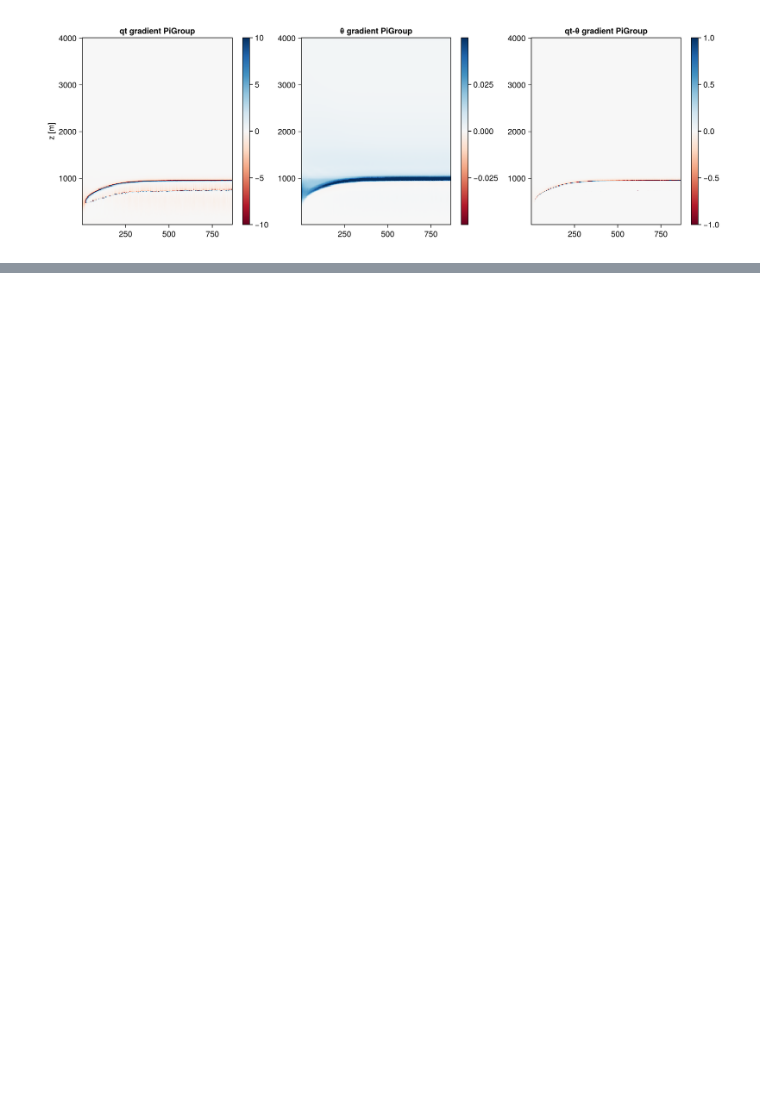
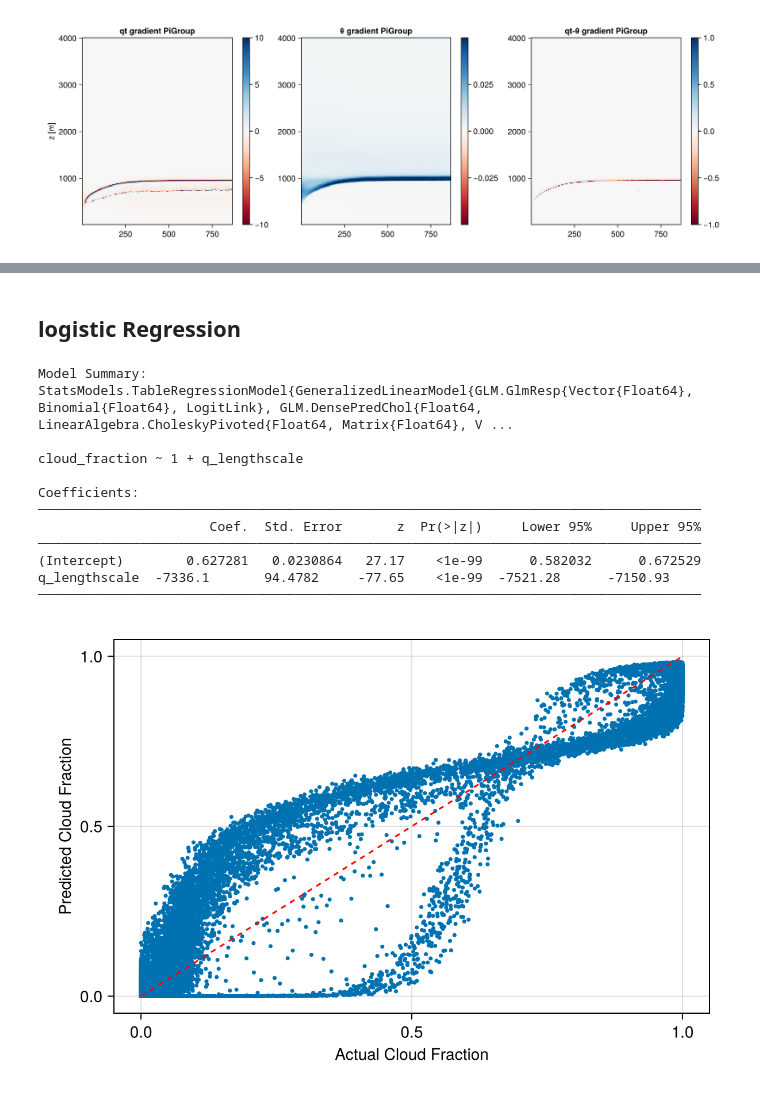
Before and after one commit to Julians42/CloudFractionClosure, a Jupyter notebook: compute_terms.ipynb, the cells around one changed output, grey strips where cells are left out. Cells and saved outputs as stored; diff of their text form; code cells hidden in the pictures; blank space fills up the shorter version.

Commit message:
updates data processing pipeline

```diff
--- a/compute_terms.ipynb
+++ b/compute_terms.ipynb
@@ -86,0 +123,46 @@ fig
+# %% [markdown]
+## logistic Regression
+# %%
+# Import required packages
+
+# Convert data to DataFrame format
+df = DataFrame(X, predictors)
+df[!, :cloud_fraction] = y
+
+# Fit linear regression model
+# model = lm(@formula(cloud_fraction ~ tke + thetali_gradient + gr3 + q_lengthscale +
+#     buoyancy_freq + gr2 + mix_len_no_z + strain_rate + theta_lengthscale + gr1 + qt_gradient), df)
+model = glm(@formula(cloud_fraction ~ q_lengthscale), df, Binomial())
+
+
+# Print model summary
+println("Model Summary:")
+println(model)
+
+# Make predictions
+y_pred = predict(model, df)
+
+# Calculate R² score
+# r2_score = r2(model)
+# println("\nR² score: ", r2_score)
+
+# Plot actual vs predicted values
+fig = Figure(size=(600, 400))
+ax = Axis(fig[1, 1], xlabel="Actual Cloud Fraction", ylabel="Predicted Cloud Fraction")
+scatter!(ax, y, y_pred, markersize=5)
+lines!(ax, [0, 1], [0, 1], color=:red, linestyle=:dash)  # Perfect prediction line
+fig
+# %% [output]
+Model Summary:
+StatsModels.TableRegressionModel{GeneralizedLinearModel{GLM.GlmResp{Vector{Float64}, Binomial{Float64}, LogitLink}, GLM.DensePredChol{Float64, LinearAlgebra.CholeskyPivoted{Float64, Matrix{Float64}, V ...
+
+cloud_fraction ~ 1 + q_lengthscale
+
+Coefficients:
+─────────────────────────────────────────────────────────────────────────────────────
+                      Coef.  Std. Error       z  Pr(>|z|)     Lower 95%     Upper 95%
+─────────────────────────────────────────────────────────────────────────────────────
+(Intercept)        0.627281   0.0230864   27.17    <1e-99      0.582032      0.672529
+q_lengthscale  -7336.1       94.4782     -77.65    <1e-99  -7521.28      -7150.93
+─────────────────────────────────────────────────────────────────────────────────────
+[figure, added]
```
Also changed, not shown: parts of 23 cells of this notebook, 7 other files.
